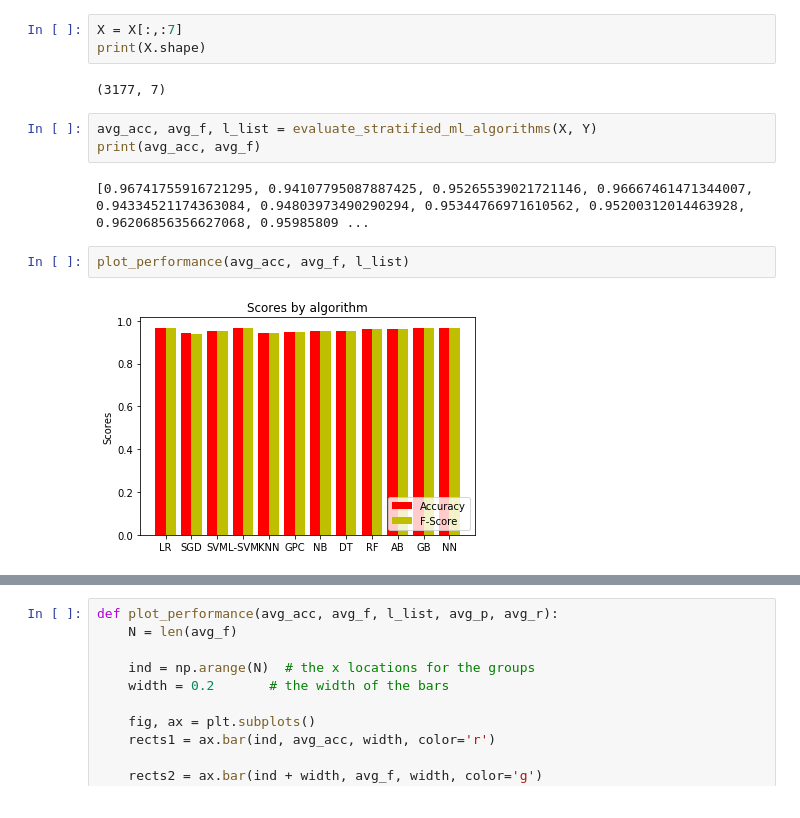
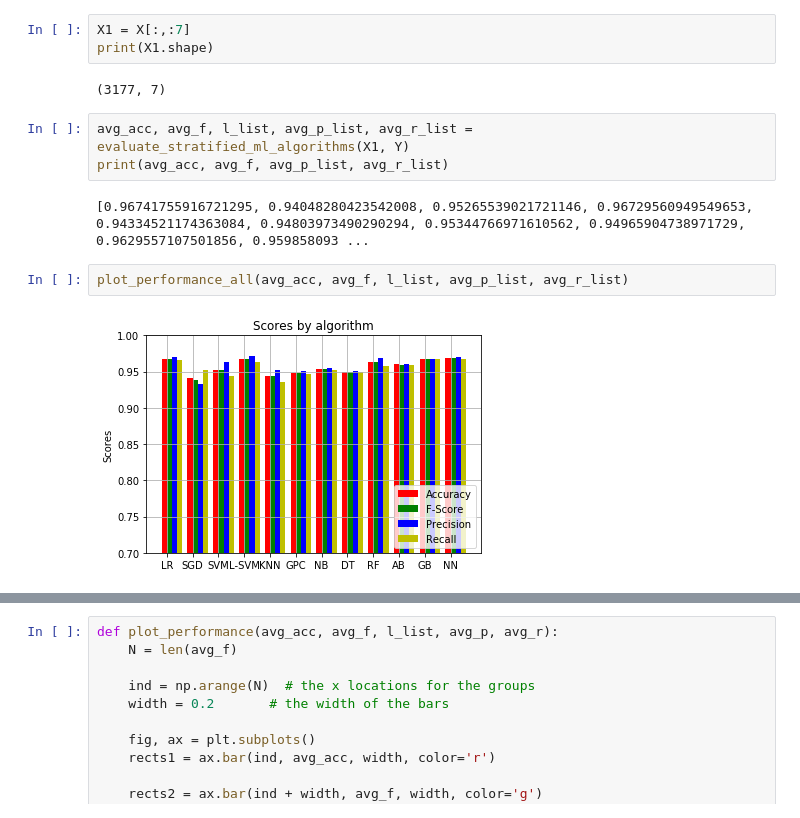
Before and after one commit to nithishr/activity_recognition, a Jupyter notebook: visualize_stairs_escalators.ipynb, the cells around one changed output, grey strips where cells are left out. Cells and saved outputs as stored; diff of their text form.

Commit message:
Updated visuals

```diff
--- a/visualize_stairs_escalators.ipynb
+++ b/visualize_stairs_escalators.ipynb
@@ -555,14 +559,14 @@ plot_performance(avg_acc, avg_f, l_list)
 # %%
-X = X[:,:7]
-print(X.shape)
+X1 = X[:,:7]
+print(X1.shape)
 # %% [output]
 (3177, 7)
 # %%
-avg_acc, avg_f, l_list = evaluate_stratified_ml_algorithms(X, Y)
-print(avg_acc, avg_f)
+avg_acc, avg_f, l_list, avg_p_list, avg_r_list = evaluate_stratified_ml_algorithms(X1, Y)
+print(avg_acc, avg_f, avg_p_list, avg_r_list)
 # %% [output]
-[0.96741755916721295, 0.94107795087887425, 0.95265539021721146, 0.96667461471344007, 0.94334521174363084, 0.94803973490290294, 0.95344766971610562, 0.95200312014463928, 0.96206856356627068, 0.95985809 ...
+[0.96741755916721295, 0.94048280423542008, 0.95265539021721146, 0.96729560949549653, 0.94334521174363084, 0.94803973490290294, 0.95344766971610562, 0.94965904738971729, 0.9629557107501856, 0.959858093 ...
 # %%
-plot_performance(avg_acc, avg_f, l_list)
+plot_performance_all(avg_acc, avg_f, l_list, avg_p_list, avg_r_list)
 # %% [output]
-[figure, old version]
+[figure, new version]
```
Also changed, not shown: parts of 13 cells of this notebook, 4 other files.
